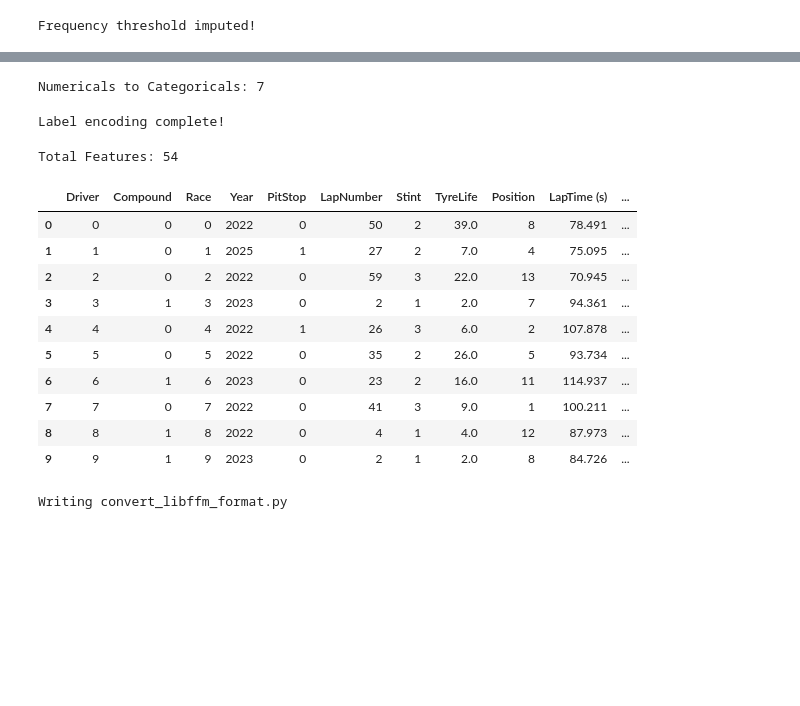
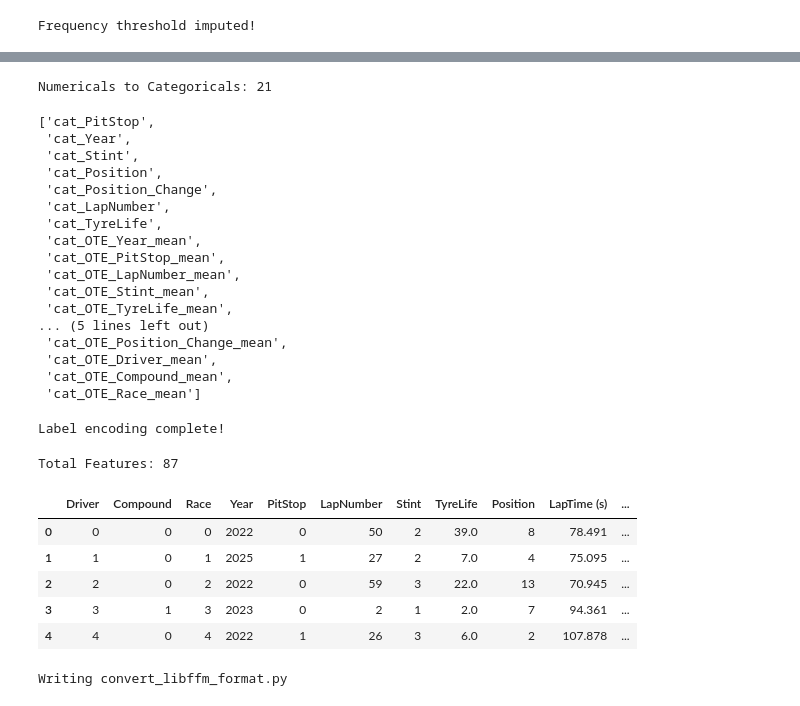
Before and after one commit to coded-sly/ps6e5-F1-PitStop, a Jupyter notebook: ps6e5-xlearn-f1-pit.ipynb, the cells around one changed output, grey strips where cells are left out. Cells and saved outputs as stored; diff of their text form; code cells hidden in the pictures; blank space fills up the shorter version.

```diff
--- a/ps6e5-xlearn-f1-pit.ipynb
+++ b/ps6e5-xlearn-f1-pit.ipynb
@@ -187,6 +184,9 @@ Data columns (total 15 columns):
  14  PitNextLap              439140 non-null  float64
 dtypes: float64(7), int64(5), object(3)
 memory usage: 50.3+ MB
+# %%
+train[TARGET] = train[TARGET].astype('int8')
+orig[TARGET] = orig[TARGET].astype('int8')
 # %%
 train.describe()
 # %% [output]
@@ -721,7 +746,7 @@ def orig_TE_data_propagate(
     X_train_df = X_train.copy()
     X_val_df   = X_val.copy()
     X_test_df  = X_test.copy()
-    ORIG = []
+    new_cols = []
 
     maps = {}
 
@@ -768,13 +793,13 @@ def orig_TE_data_propagate(
             X_val_df   = X_val_df.merge(map_df, on=col, how='left')
             X_test_df  = X_test_df.merge(map_df, on=col, how='left')
 
-            ORIG.append(new_col)
+            new_cols.append(new_col)
 
     global_mean   = orig[target].mean()
     global_median = orig[target].median()
 
     def fill_conditionally(df):
-        for c in ORIG:
+        for c in new_cols:
             if '_mean' in c or '_max' in c or '_min' in c:
                 df[c] = df[c].fillna(global_mean)
             elif '_median' in c:
@@ -788,5 +813,5 @@ def orig_TE_data_propagate(
         X_val_df   = fill_conditionally(X_val_df)
         X_test_df  = fill_conditionally(X_test_df)
 
-    return X_train_df, X_val_df, X_test_df, ORIG
+    return X_train_df, X_val_df, X_test_df, new_cols
 # %%
@@ -864,56 +891,68 @@ def orig_TE_data_propagate(
 # %%
 ## -- Duplicate all numerics as categories --
 CATS_2 = []
-nums_cats = [c for c in n_unique[n_unique < 1000].index.tolist() if c not in CATS]
+nums_cats = [c for c in n_unique[n_unique < 1000].index.tolist() if c not in CATS] + orig_cols
 
 for c in nums_cats:
     n = f"cat_{c}"
     train[n] = train[c].copy()
     test[n]  = test[c].copy()
-    orig[n]  = orig[c].copy()
     CATS_2.append(n)
 
     ## -- Factorize --
-    combine  = pd.concat([train[n], test[n], orig[n]])
-    v = combine.factorize()[0]
-    train[n] = v[:len(train)].astype('int32')
-    test[n]  = v[len(train):len(train)+len(test)].astype('int32')
-    orig[n]  = v[len(train)+len(test):].astype('int32')
+    combine  = pd.concat([train[n], test[n]])
+    __ = combine.factorize()[0]
+    train[n] = __[:len(train)].astype('int32')
+    test[n]  = __[len(train):].astype('int32')
 
 print(f'Numericals to Categoricals: {len(CATS_2)}')
+CATS_2
 # %% [output]
-Numericals to Categoricals: 7
+Numericals to Categoricals: 21
+['cat_PitStop',
+ 'cat_Year',
+ 'cat_Stint',
+ 'cat_Position',
+ 'cat_Position_Change',
+ 'cat_LapNumber',
+ 'cat_TyreLife',
+ 'cat_OTE_Year_mean',
+ 'cat_OTE_PitStop_mean',
+ 'cat_OTE_LapNumber_mean',
+ 'cat_OTE_Stint_mean',
+ 'cat_OTE_TyreLife_mean',
+... (5 lines left out)
+ 'cat_OTE_Position_Change_mean',
+ 'cat_OTE_Driver_mean',
+ 'cat_OTE_Compound_mean',
+ 'cat_OTE_Race_mean']
 # %%
 ## -- Factorize using combined data --
 for c in CATS:
-    combine  = pd.concat([train[c], test[c], orig[c]])
-    combine  = combine.factorize()[0]
+    combined  = pd.concat([train[c], test[c], orig[c]])
+    combined  = combined.factorize()[0]
     # combine  = pd.Series(combine).astype('category')
-    train[c] = combine[:len(train)]
-    test[c]  = combine[len(train):len(train)+len(test)]
-    orig[c]  = combine[-len(orig):]
+    train[c] = combined[:len(train)]
+    test[c]  = combined[len(train):len(train)+len(test)]
+    orig[c]  = combined[-len(orig):]
 
+del combined
 print('Label encoding complete!')
 # %% [output]
 Label encoding complete!
 # %%
 FEATURES = [c for c in train.columns if c not in ['id', TARGET]]
 print('Total Features:', len(FEATURES))
 
-train.head(10)
+train.head()
 # %% [output]
-Total Features: 54
+Total Features: 87
 |  | Driver | Compound | Race | Year | PitStop | LapNumber | Stint | TyreLife | Position | LapTime (s) | ... |
 | 0 | 0 | 0 | 0 | 2022 | 0 | 50 | 2 | 39.0 | 8 | 78.491 | ... |
 | 1 | 1 | 0 | 1 | 2025 | 1 | 27 | 2 | 7.0 | 4 | 75.095 | ... |
 | 2 | 2 | 0 | 2 | 2022 | 0 | 59 | 3 | 22.0 | 13 | 70.945 | ... |
 | 3 | 3 | 1 | 3 | 2023 | 0 | 2 | 1 | 2.0 | 7 | 94.361 | ... |
 | 4 | 4 | 0 | 4 | 2022 | 1 | 26 | 3 | 6.0 | 2 | 107.878 | ... |
-| 5 | 5 | 0 | 5 | 2022 | 0 | 35 | 2 | 26.0 | 5 | 93.734 | ... |
-| 6 | 6 | 1 | 6 | 2023 | 0 | 23 | 2 | 16.0 | 11 | 114.937 | ... |
-| 7 | 7 | 0 | 7 | 2022 | 0 | 41 | 3 | 9.0 | 1 | 100.211 | ... |
-| 8 | 8 | 1 | 8 | 2022 | 0 | 4 | 1 | 4.0 | 12 | 87.973 | ... |
-| 9 | 9 | 1 | 9 | 2023 | 0 | 2 | 1 | 2.0 | 8 | 84.726 | ... |
 # %%
 ## -- CONVERT DATAFRAME TO .libffm FORMAT --
 from collections import defaultdict
```
Also changed, not shown: parts of 34 cells of this notebook.
